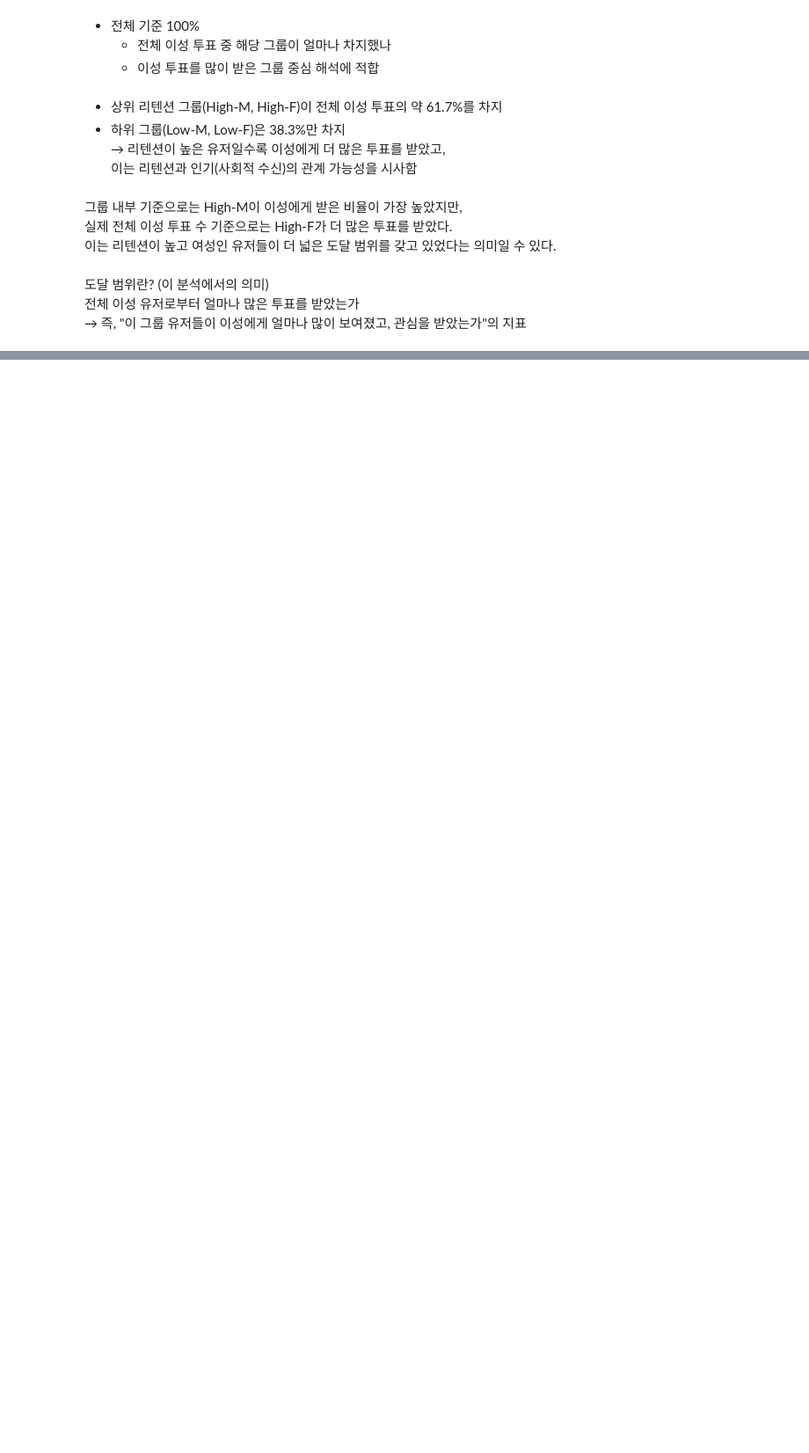
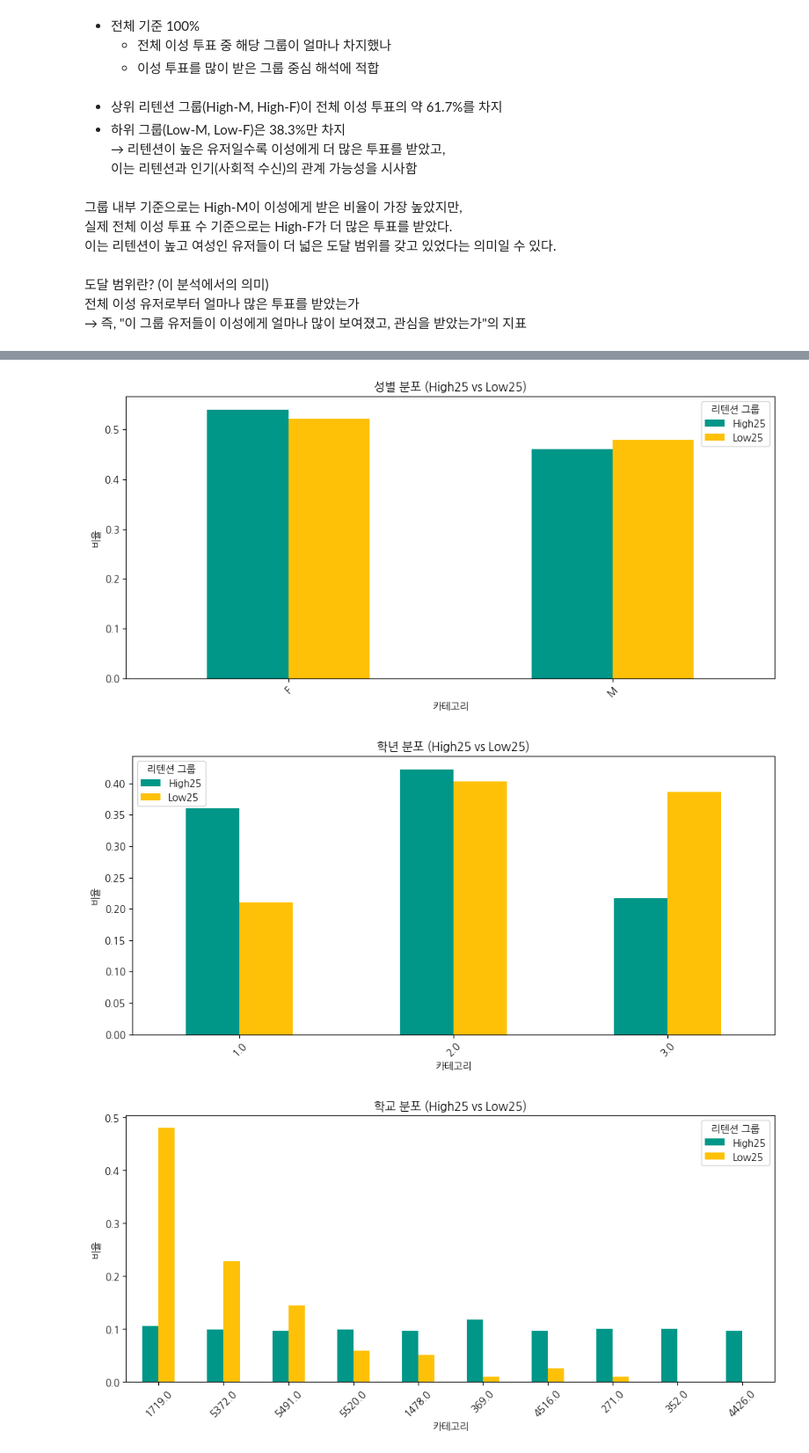
Before and after one commit to saeraniren/advanced_project, a Jupyter notebook: 최종 마스터 테이블.ipynb, the cells around one changed output, grey strips where cells are left out. Shown at 88% size. Saved outputs shown, nothing was run; the diff lists cells and outputs as text; code cells hidden in the pictures; blank space fills up the shorter version.

```diff
--- a/최종 마스터 테이블.ipynb
+++ b/최종 마스터 테이블.ipynb
@@ -2014,0 +2366,13 @@ plt.show()
+# %%
+# 성별, 학년, 학교 분포 비율 테이블 디스플레이
+gender_dist_25_ratio_display = gender_dist_25_ratio.copy()
+grade_dist_25_ratio_display = grade_dist_25_ratio.copy()
+
+# 상위 10개 학교 기준으로 필터링해서 보기 좋게
+top10_schools = school_dist_25_ratio.sum().sort_values(ascending=False).head(10).index
+school_dist_25_ratio_display = school_dist_25_ratio[top10_schools]
+
+
+display(gender_dist_25_ratio_display)
+display(grade_dist_25_ratio_display)
+display(school_dist_25_ratio_display)
@@ -2014,0 +2392,27 @@ plt.show()
+# %%
+# 사용자 지정 색상 지정
+colors = ['#009688', '#ffc107']  # High25: 민트, Low25: 노랑
+
+# 시각화 함수 (색상 적용)
+def plot_group_dist_custom(dist_df, title):
+    dist_df.T.plot(kind='bar', figsize=(10, 5), color=colors)
+    plt.title(title)
+    plt.ylabel('비율')
+    plt.xlabel('카테고리')
+    plt.xticks(rotation=45)
+    plt.legend(title='리텐션 그룹')
+    plt.tight_layout()
+    plt.show()
+
+# 성별 분포 시각화
+plot_group_dist_custom(gender_dist_25_ratio, "성별 분포 (High25 vs Low25)")
+
+# 학년 분포 시각화
+plot_group_dist_custom(grade_dist_25_ratio, "학년 분포 (High25 vs Low25)")
+
+# 상위 10개 학교 기준 학교 분포 시각화
+plot_group_dist_custom(school_dist_25_ratio[top10_schools], "학교 분포 (High25 vs Low25)")
+# %% [output]
+[figure, added]
+[figure, added]
+[figure, added]
```
Also changed, not shown: parts of 48 cells of this notebook, 1 other file.
